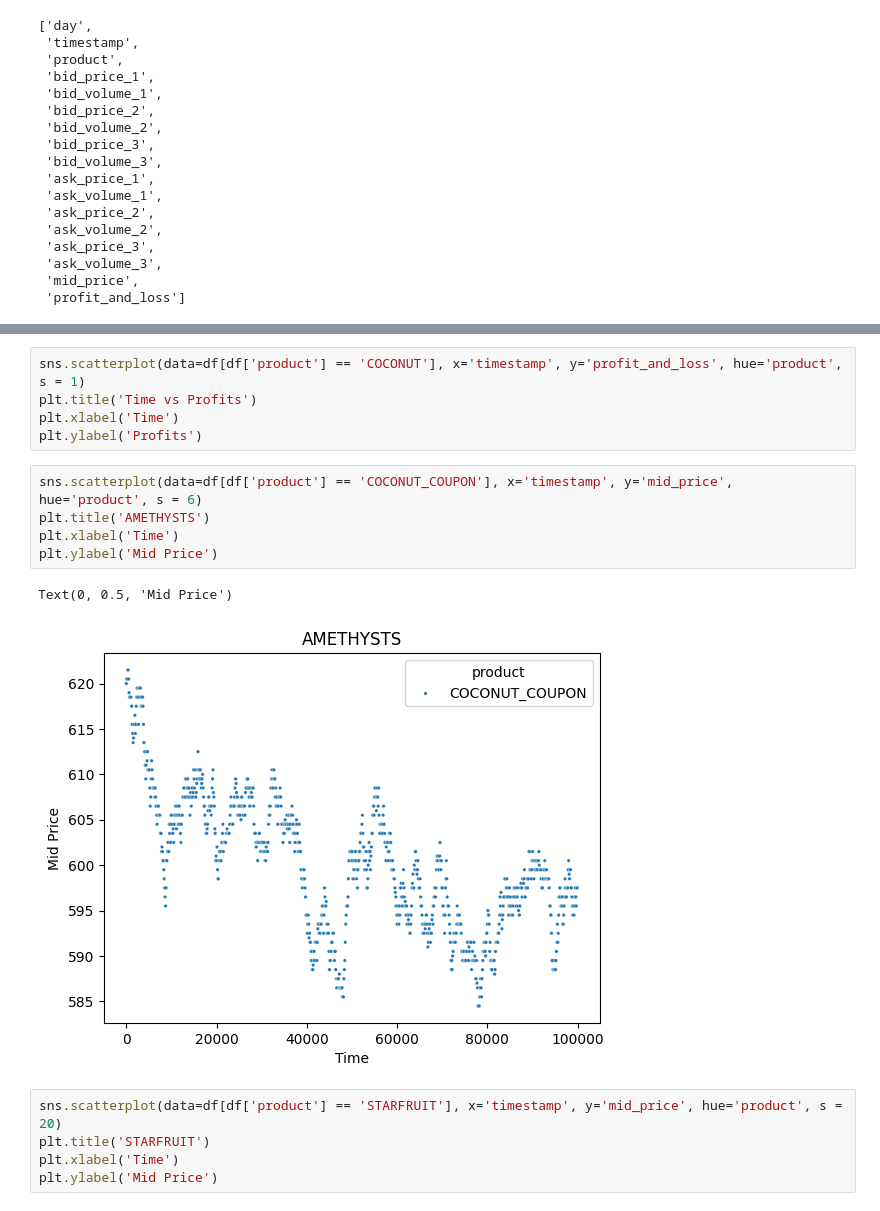
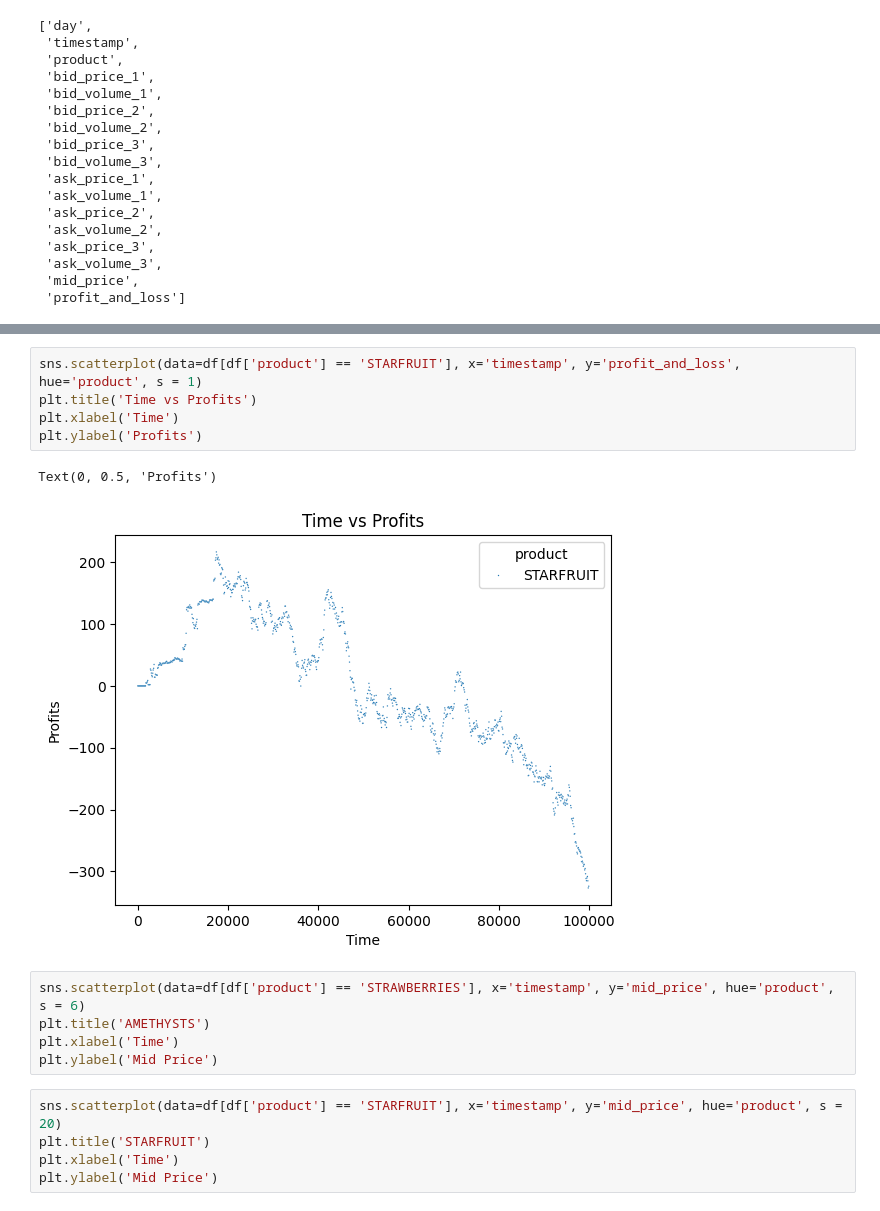
Before and after one commit to VincentG03/IMC-Poverty, a Jupyter notebook: Ziheng/output.ipynb, the cells around one changed output, grey strips where cells are left out. Cells and saved outputs as stored; diff of their text form.

```diff
--- a/Ziheng/output.ipynb
+++ b/Ziheng/output.ipynb
@@ -60,16 +60,16 @@ Text(0, 0.5, 'Profits')
 # %%
-sns.scatterplot(data=df[df['product'] == 'COCONUT'], x='timestamp', y='profit_and_loss', hue='product', s = 1)
+sns.scatterplot(data=df[df['product'] == 'STARFRUIT'], x='timestamp', y='profit_and_loss', hue='product', s = 1)
 plt.title('Time vs Profits')
 plt.xlabel('Time')
 plt.ylabel('Profits')
+# %% [output]
+Text(0, 0.5, 'Profits')
+[figure, added]
 # %%
-sns.scatterplot(data=df[df['product'] == 'COCONUT_COUPON'], x='timestamp', y='mid_price', hue='product', s = 6)
+sns.scatterplot(data=df[df['product'] == 'STRAWBERRIES'], x='timestamp', y='mid_price', hue='product', s = 6)
 plt.title('AMETHYSTS')
 plt.xlabel('Time')
 plt.ylabel('Mid Price')
-# %% [output]
-Text(0, 0.5, 'Mid Price')
-[figure, removed]
 # %%
 sns.scatterplot(data=df[df['product'] == 'STARFRUIT'], x='timestamp', y='mid_price', hue='product', s = 20)
 plt.title('STARFRUIT')
```
Also changed, not shown: parts of 2 cells of this notebook, 22 other files.
